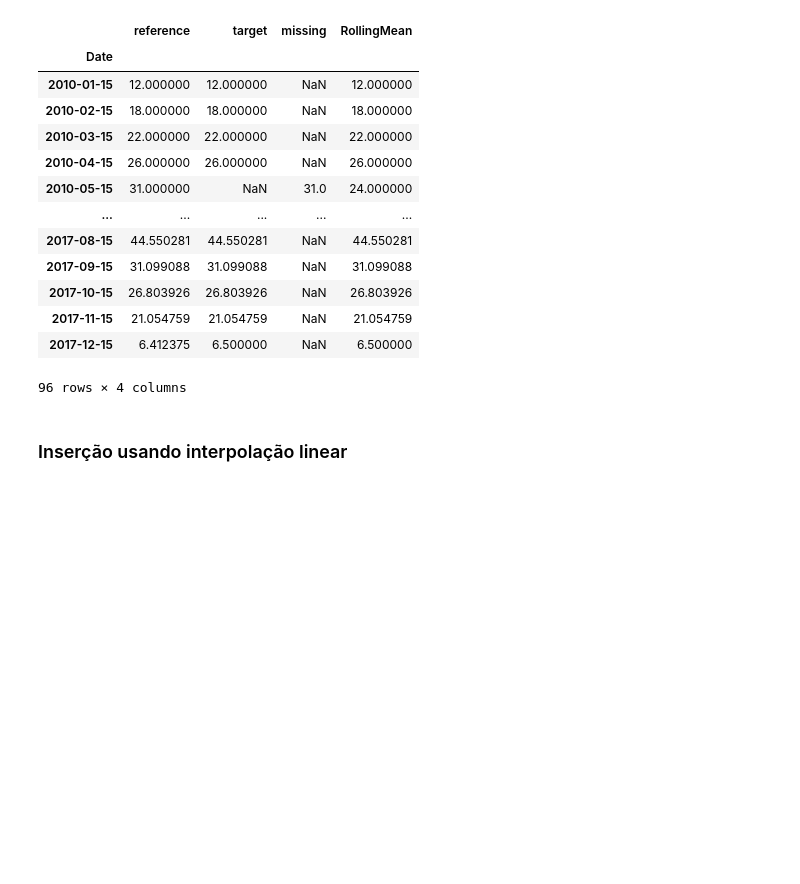
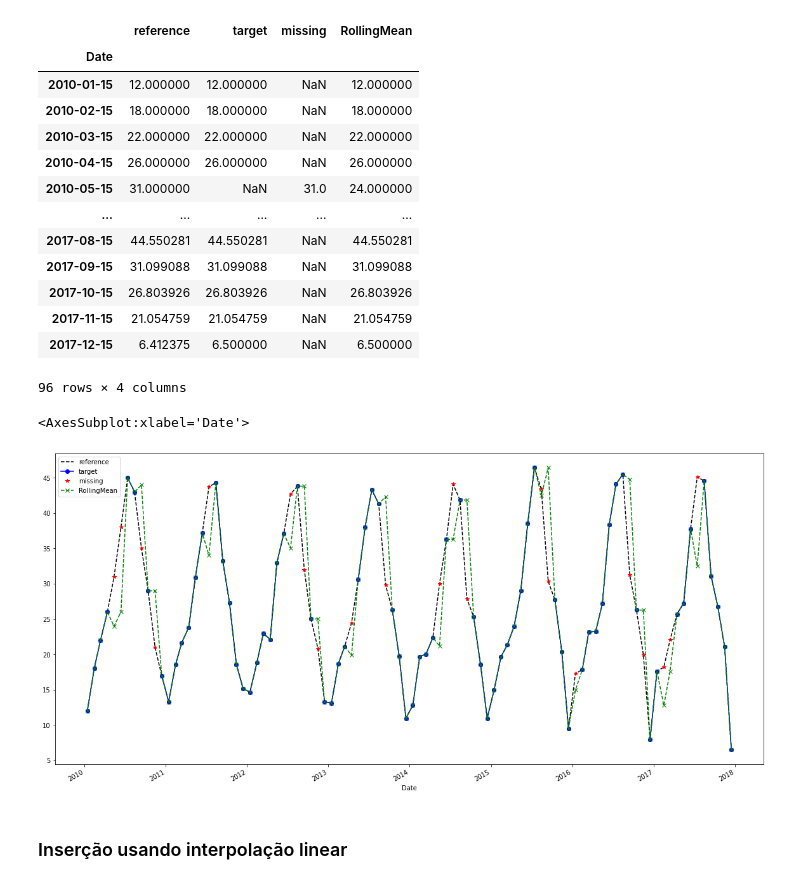
Before and after one commit to LuisGSVasconcelos/Introducao_RN, a Jupyter notebook: Dados_ausentes.ipynb, the cells around one changed output. Drawn from its saved outputs; the diff is of its cells as text; code cells hidden in the pictures; blank space fills up the shorter version.

```diff
--- a/Dados_ausentes.ipynb
+++ b/Dados_ausentes.ipynb
@@ -244,6 +244,11 @@ waterConsumption_df
 | 2017-11-15 | 21.054759 | 21.054759 | NaN | 21.054759 |
 | 2017-12-15 | 6.412375 | 6.500000 | NaN | 6.500000 |
 96 rows × 4 columns
+# %%
+waterConsumption_df.plot(style=['k--', 'bo-', 'r*',  'gx--'],figsize=(20, 10))
+# %% [output]
+<AxesSubplot:xlabel='Date'>
+[figure, added]
 # %% [markdown]
 ### Inserção usando interpolação linear
 # %% [markdown]
```
Also changed, not shown: parts of 2 cells of this notebook.
